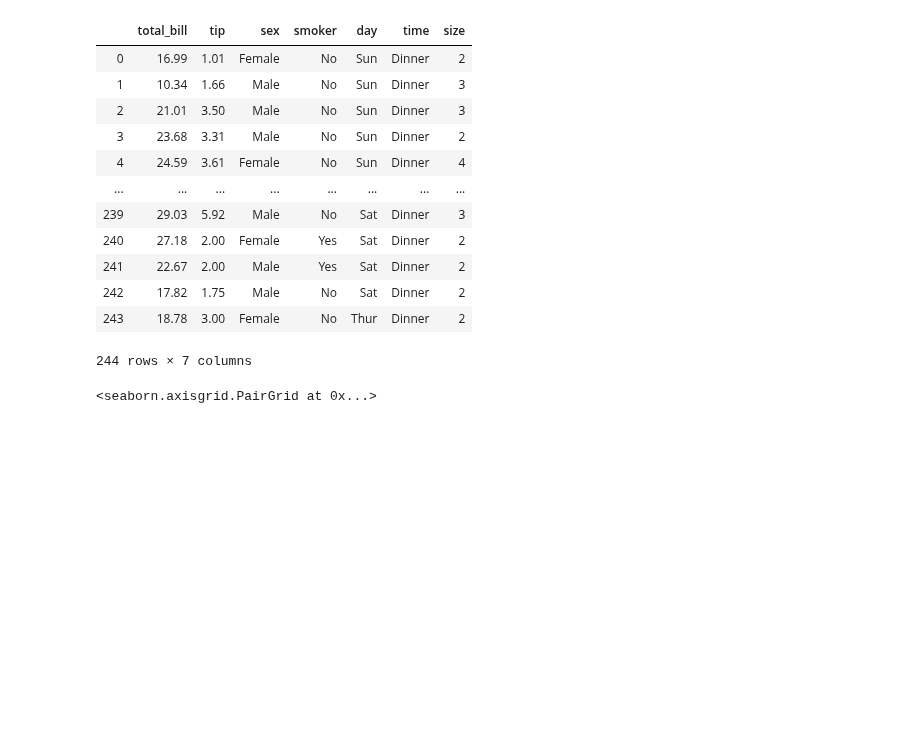
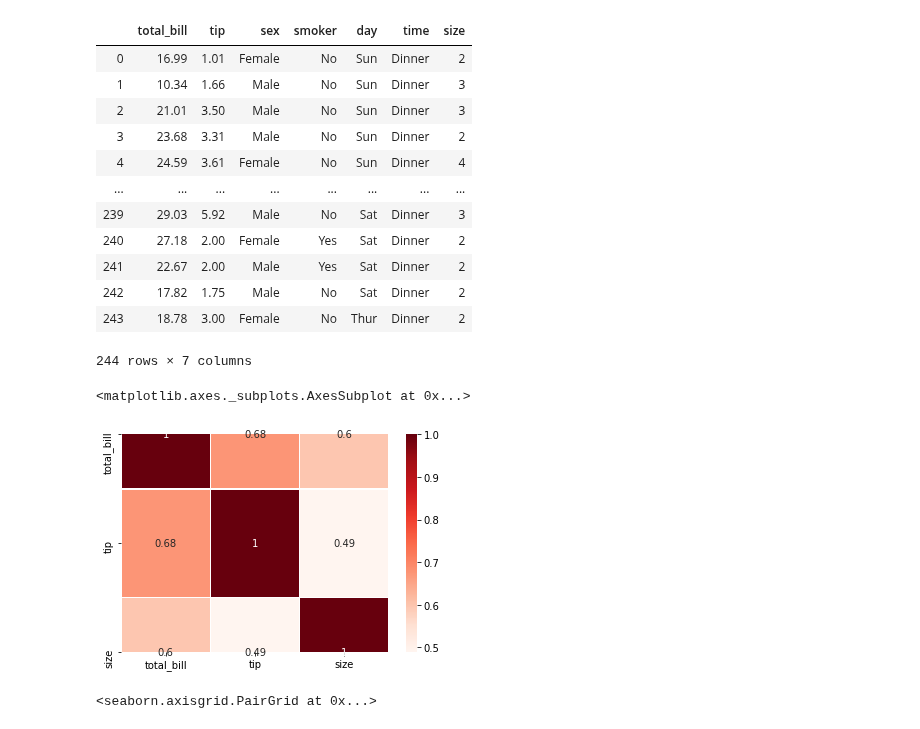
Before and after one commit to Yogendra3112/data_science, a Jupyter notebook: Seaborn.ipynb, the cells around one changed output. Cells and saved outputs as stored; diff of their text form; code cells hidden in the pictures; blank space fills up the shorter version.

```diff
--- a/Seaborn.ipynb
+++ b/Seaborn.ipynb
@@ -252,6 +252,12 @@ tips
 | 242 | 17.82 | 1.75 | Male | No | Sat | Dinner | 2 |
 | 243 | 18.78 | 3.00 | Female | No | Thur | Dinner | 2 |
 244 rows × 7 columns
+# %%
+# plt.figure(figsize=(12,3))
+sns.heatmap(tips.corr(),annot=True,linewidth=0.5,cmap='Reds')
+# %% [output]
+<matplotlib.axes._subplots.AxesSubplot at 0x...>
+[figure, added]
 # %%
 sns.pairplot(tips, size=2.5, hue='sex')
 # %% [output]
```
